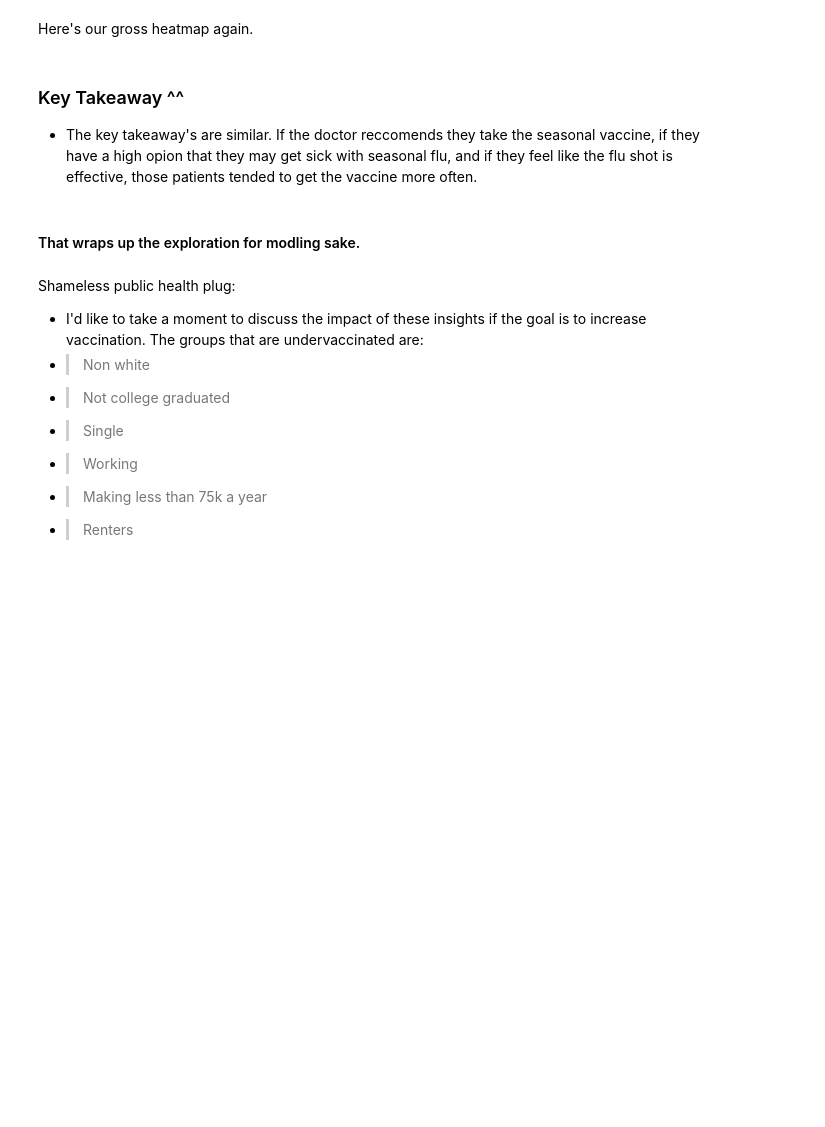
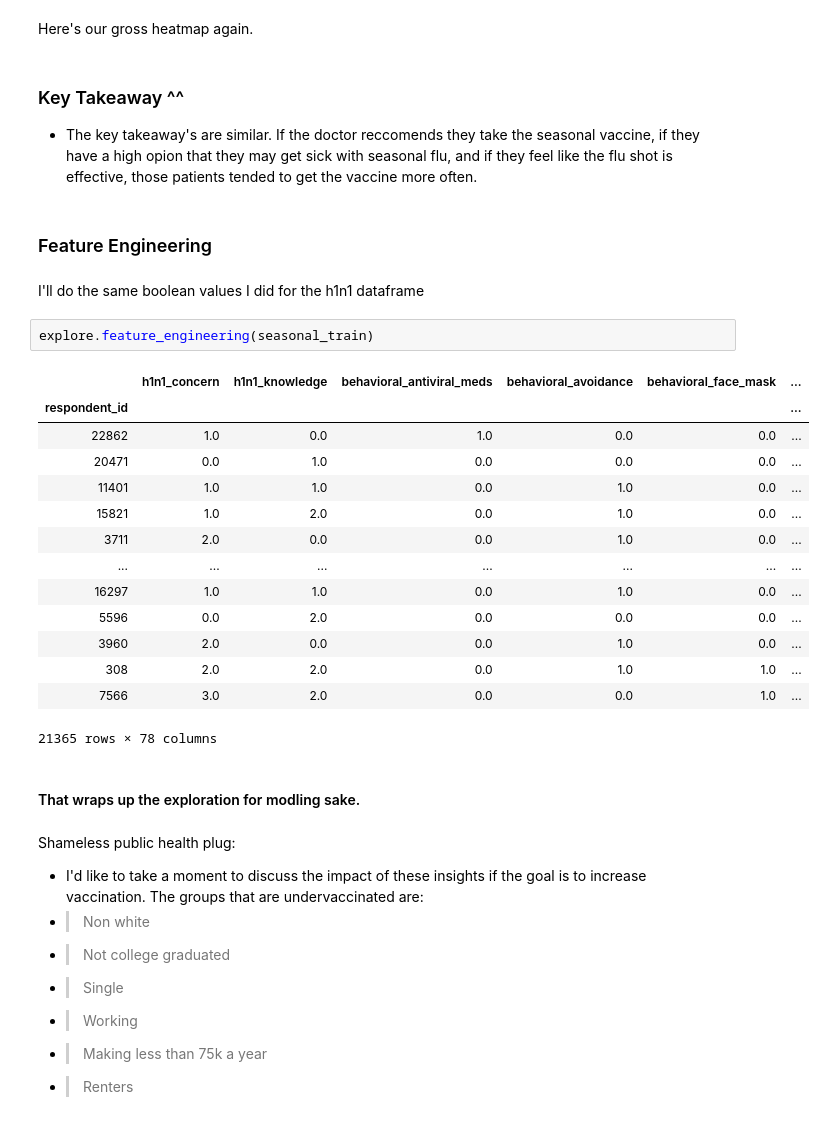
Before and after one commit to JadaShipp/predicting_flu, a Jupyter notebook: predicting_flu_vaccines_final.ipynb, the cells around one changed output. Drawn from its saved outputs; the diff is of its cells as text; blank space fills up the shorter version.

```diff
--- a/predicting_flu_vaccines_final.ipynb
+++ b/predicting_flu_vaccines_final.ipynb
@@ -319,6 +323,27 @@ Here's our gross heatmap again.
 # %% [markdown]
 ### Key Takeaway ^^
 - The key takeaway's are similar. If the doctor reccomends they take the seasonal vaccine, if they have a high opion that they may get sick with seasonal flu, and if they feel like the flu shot is effective, those patients tended to get the vaccine more often.
+# %% [markdown]
+### Feature Engineering
+# %% [markdown]
+I'll do the same boolean values I did for the h1n1 dataframe
+# %%
+explore.feature_engineering(seasonal_train)
+# %% [output]
+|  | h1n1_concern | h1n1_knowledge | behavioral_antiviral_meds | behavioral_avoidance | behavioral_face_mask | ... |
+| respondent_id |  |  |  |  |  | ... |
+| 22862 | 1.0 | 0.0 | 1.0 | 0.0 | 0.0 | ... |
+| 20471 | 0.0 | 1.0 | 0.0 | 0.0 | 0.0 | ... |
+| 11401 | 1.0 | 1.0 | 0.0 | 1.0 | 0.0 | ... |
+| 15821 | 1.0 | 2.0 | 0.0 | 1.0 | 0.0 | ... |
+| 3711 | 2.0 | 0.0 | 0.0 | 1.0 | 0.0 | ... |
+| ... | ... | ... | ... | ... | ... | ... |
+| 16297 | 1.0 | 1.0 | 0.0 | 1.0 | 0.0 | ... |
+| 5596 | 0.0 | 2.0 | 0.0 | 0.0 | 0.0 | ... |
+| 3960 | 2.0 | 0.0 | 0.0 | 1.0 | 0.0 | ... |
+| 308 | 2.0 | 2.0 | 0.0 | 1.0 | 1.0 | ... |
+| 7566 | 3.0 | 2.0 | 0.0 | 0.0 | 1.0 | ... |
+21365 rows × 78 columns
 # %% [markdown]
 #### That wraps up the exploration for modling sake.
 # %% [markdown]
```
Also changed, not shown: parts of 2 cells of this notebook.
